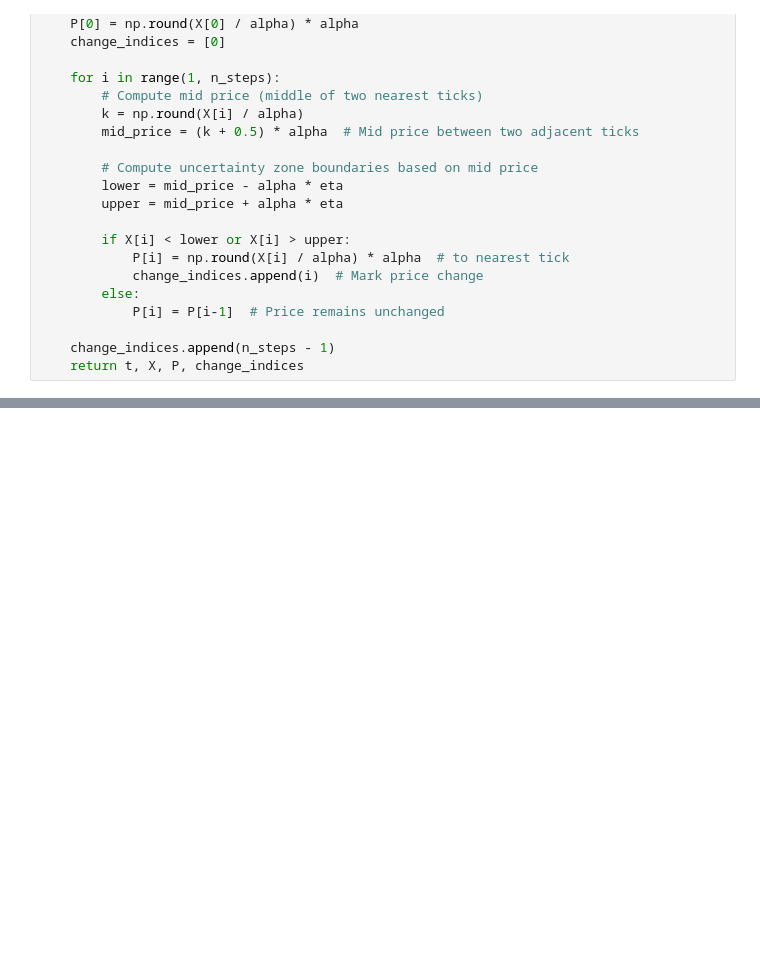
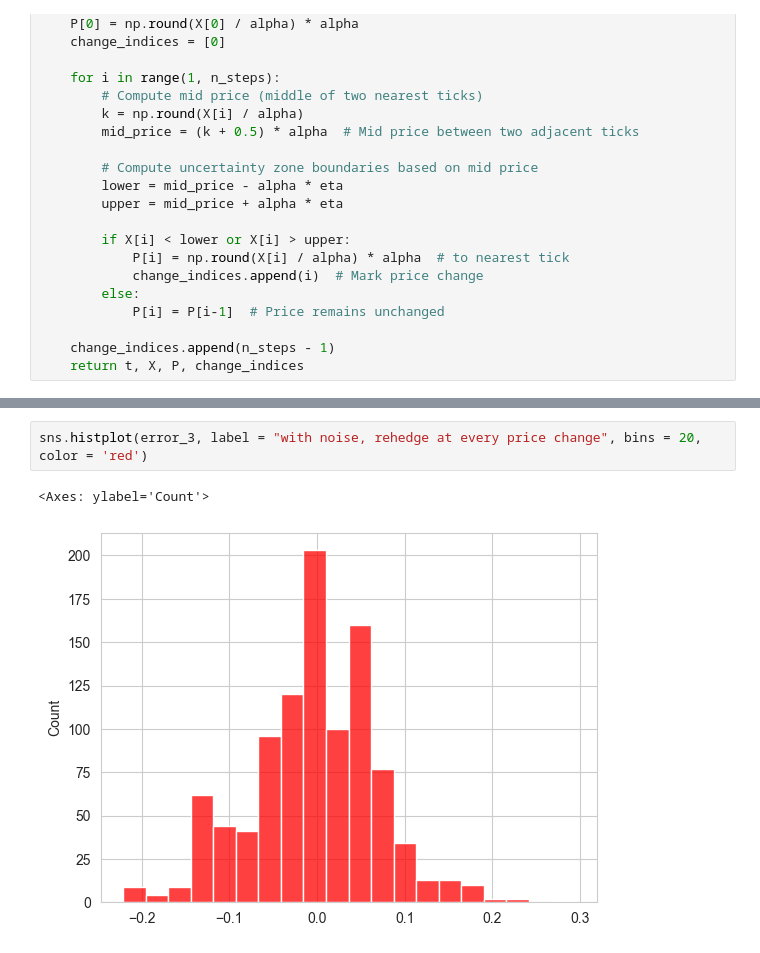
Before and after one commit to cs821/IC_MF_Market_Microstructure_CW, a Jupyter notebook: UncertaintyZone.ipynb, the cells around one changed output, grey strips where cells are left out. Drawn from its saved outputs; the diff is of its cells as text; blank space fills up the shorter version.

```diff
--- a/UncertaintyZone.ipynb
+++ b/UncertaintyZone.ipynb
@@ -200,0 +334,5 @@ def black_scholes_call(S, K, T, r, sigma):
+# %%
+sns.histplot(error_3, label = "with noise, rehedge at every price change", bins = 20, color = 'red')
+# %% [output]
+<Axes: ylabel='Count'>
+[figure, added]
```
Also changed, not shown: parts of 14 cells of this notebook.
